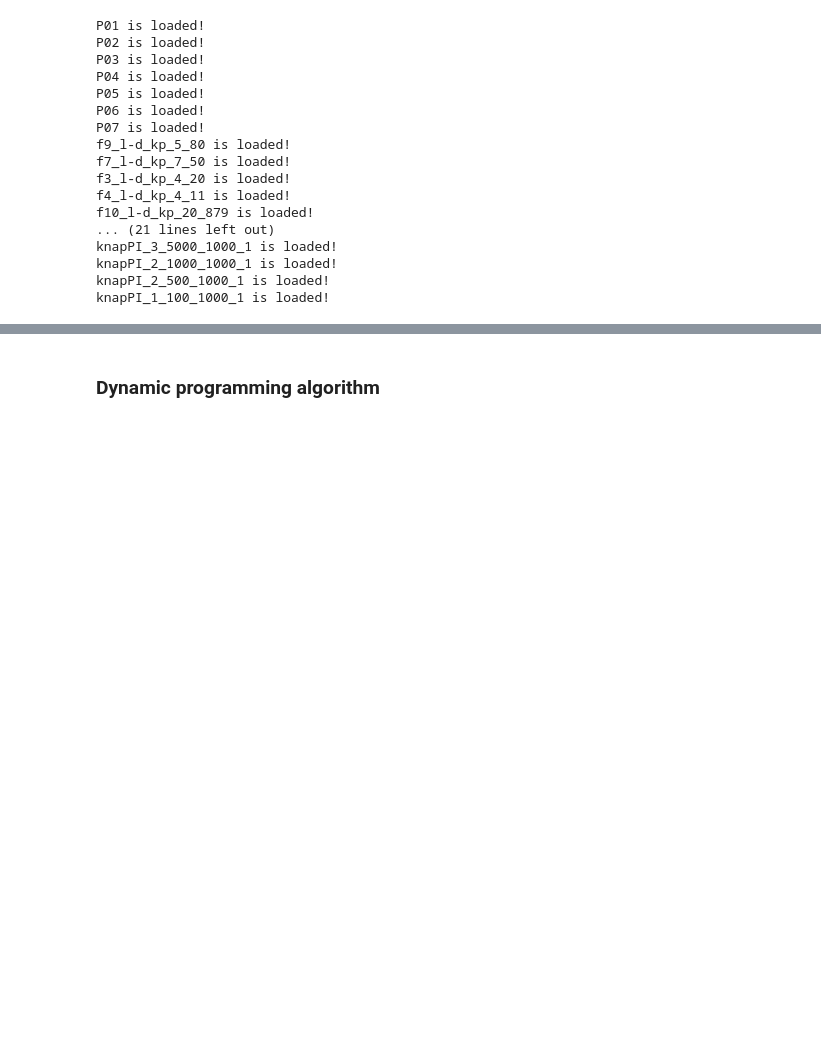
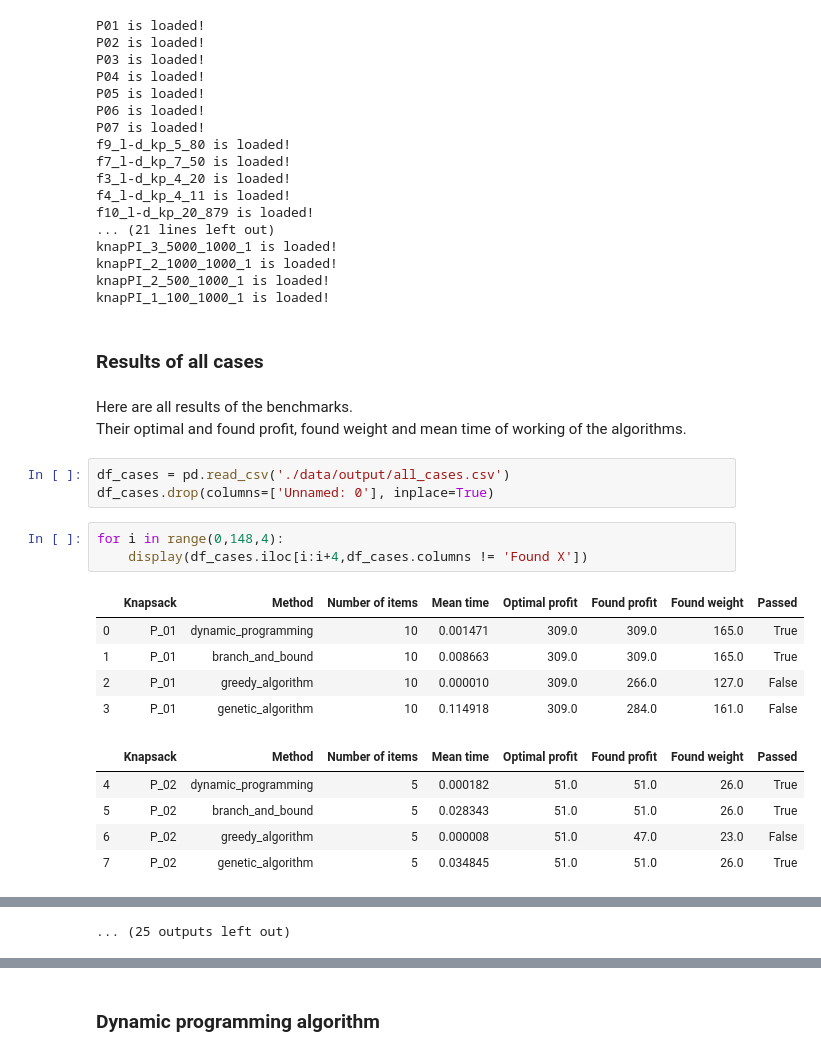
Before and after one commit to kislN/KNAPSACK_01, a Jupyter notebook: report.ipynb, the cells around one changed output, grey strips where cells are left out. Cells and saved outputs as stored; diff of their text form; blank space fills up the shorter version.

Commit message:
add all solutions into report and output directory

```diff
--- a/report.ipynb
+++ b/report.ipynb
@@ -50,3 +50,25 @@ knapPI_3_5000_1000_1 is loaded!
 knapPI_2_1000_1000_1 is loaded!
 knapPI_2_500_1000_1 is loaded!
 knapPI_1_100_1000_1 is loaded!
+# %% [markdown]
+###  Results of all cases
+# %% [markdown]
+Here are all results of the benchmarks.
+Their optimal and found profit, found weight and mean time of working of the algorithms.
+# %%
+df_cases = pd.read_csv('./data/output/all_cases.csv')
+df_cases.drop(columns=['Unnamed: 0'], inplace=True)
+# %%
+for i in range(0,148,4):
+    display(df_cases.iloc[i:i+4,df_cases.columns != 'Found X'])
+# %% [output]
+|  | Knapsack | Method | Number of items | Mean time | Optimal profit | Found profit | Found weight | Passed |
+| 0 | P_01 | dynamic_programming | 10 | 0.001471 | 309.0 | 309.0 | 165.0 | True |
+| 1 | P_01 | branch_and_bound | 10 | 0.008663 | 309.0 | 309.0 | 165.0 | True |
+| 2 | P_01 | greedy_algorithm | 10 | 0.000010 | 309.0 | 266.0 | 127.0 | False |
+| 3 | P_01 | genetic_algorithm | 10 | 0.114918 | 309.0 | 284.0 | 161.0 | False |
+|  | Knapsack | Method | Number of items | Mean time | Optimal profit | Found profit | Found weight | Passed |
+| 4 | P_02 | dynamic_programming | 5 | 0.000182 | 51.0 | 51.0 | 26.0 | True |
+| 5 | P_02 | branch_and_bound | 5 | 0.028343 | 51.0 | 51.0 | 26.0 | True |
+| 6 | P_02 | greedy_algorithm | 5 | 0.000008 | 51.0 | 47.0 | 23.0 | False |
+| 7 | P_02 | genetic_algorithm | 5 | 0.034845 | 51.0 | 51.0 | 26.0 | True |
@@ -52,0 +125 @@ knapPI_1_100_1000_1 is loaded!
+... (25 outputs left out)
```
Also changed, not shown: parts of 17 cells of this notebook, 1 other file.
